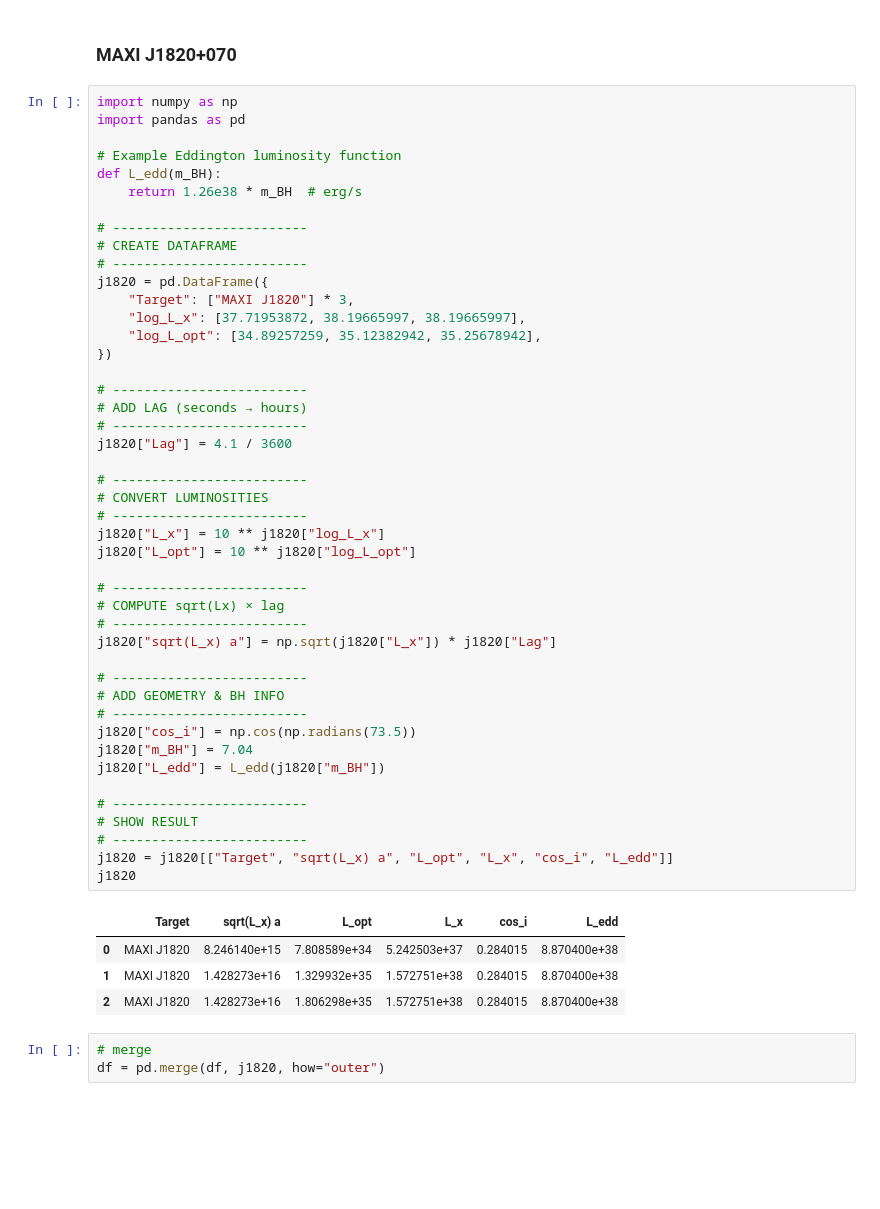
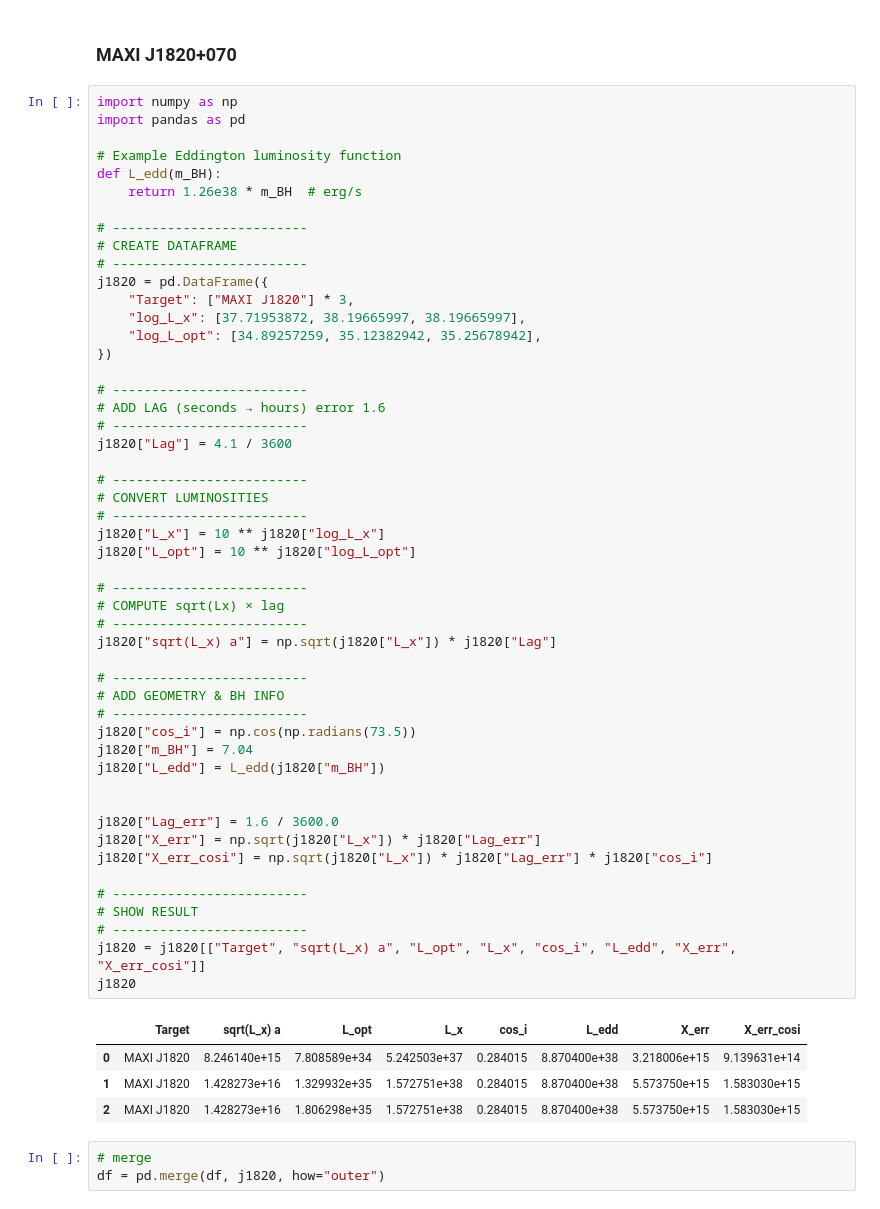
Before and after one commit to changhyun-cho/astrophysics, a Jupyter notebook: agn-xrb/correlations.ipynb, the cells around one changed output. Drawn from its saved outputs; the diff is of its cells as text; blank space fills up the shorter version.

```diff
--- a/agn-xrb/correlations.ipynb
+++ b/agn-xrb/correlations.ipynb
@@ -291,39 +306,44 @@ j1820 = pd.DataFrame({
     "log_L_opt": [34.89257259, 35.12382942, 35.25678942],
 })
 
 # -------------------------
-# ADD LAG (seconds → hours)
+# ADD LAG (seconds → hours) error 1.6
 # -------------------------
 j1820["Lag"] = 4.1 / 3600
 
 # -------------------------
 # CONVERT LUMINOSITIES
 # -------------------------
 j1820["L_x"] = 10 ** j1820["log_L_x"]
 j1820["L_opt"] = 10 ** j1820["log_L_opt"]
 
 # -------------------------
 # COMPUTE sqrt(Lx) × lag
 # -------------------------
 j1820["sqrt(L_x) a"] = np.sqrt(j1820["L_x"]) * j1820["Lag"]
 
 # -------------------------
 # ADD GEOMETRY & BH INFO
 # -------------------------
 j1820["cos_i"] = np.cos(np.radians(73.5))
 j1820["m_BH"] = 7.04
 j1820["L_edd"] = L_edd(j1820["m_BH"])
 
+
+j1820["Lag_err"] = 1.6 / 3600.0
+j1820["X_err"] = np.sqrt(j1820["L_x"]) * j1820["Lag_err"]
+j1820["X_err_cosi"] = np.sqrt(j1820["L_x"]) * j1820["Lag_err"] * j1820["cos_i"]
+
 # -------------------------
 # SHOW RESULT
 # -------------------------
-j1820 = j1820[["Target", "sqrt(L_x) a", "L_opt", "L_x", "cos_i", "L_edd"]]
+j1820 = j1820[["Target", "sqrt(L_x) a", "L_opt", "L_x", "cos_i", "L_edd", "X_err", "X_err_cosi"]]
 j1820
 # %% [output]
-|  | Target | sqrt(L_x) a | L_opt | L_x | cos_i | L_edd |
-| 0 | MAXI J1820 | 8.246140e+15 | 7.808589e+34 | 5.242503e+37 | 0.284015 | 8.870400e+38 |
-| 1 | MAXI J1820 | 1.428273e+16 | 1.329932e+35 | 1.572751e+38 | 0.284015 | 8.870400e+38 |
-| 2 | MAXI J1820 | 1.428273e+16 | 1.806298e+35 | 1.572751e+38 | 0.284015 | 8.870400e+38 |
+|  | Target | sqrt(L_x) a | L_opt | L_x | cos_i | L_edd | X_err | X_err_cosi |
+| 0 | MAXI J1820 | 8.246140e+15 | 7.808589e+34 | 5.242503e+37 | 0.284015 | 8.870400e+38 | 3.218006e+15 | 9.139631e+14 |
+| 1 | MAXI J1820 | 1.428273e+16 | 1.329932e+35 | 1.572751e+38 | 0.284015 | 8.870400e+38 | 5.573750e+15 | 1.583030e+15 |
+| 2 | MAXI J1820 | 1.428273e+16 | 1.806298e+35 | 1.572751e+38 | 0.284015 | 8.870400e+38 | 5.573750e+15 | 1.583030e+15 |
 # %%
 # merge
 df = pd.merge(df, j1820, how="outer")
```
Also changed, not shown: parts of 41 cells of this notebook, 4 other files.
